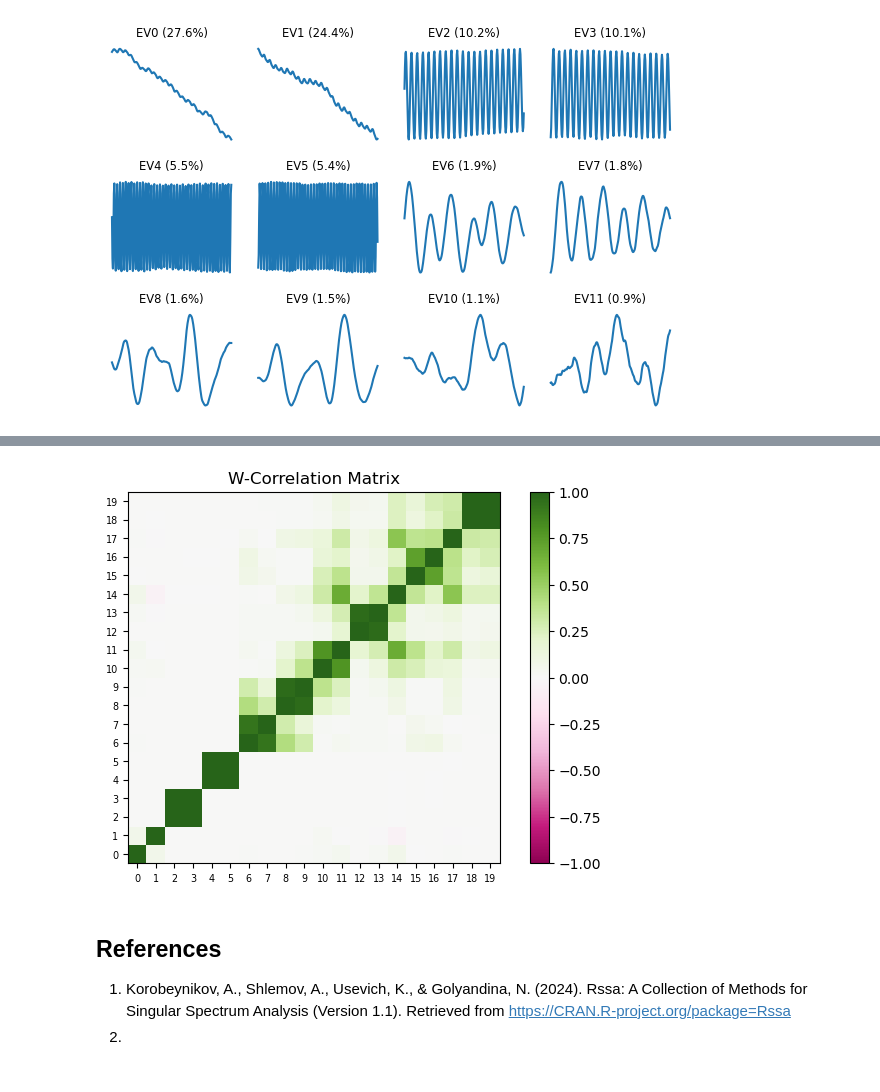
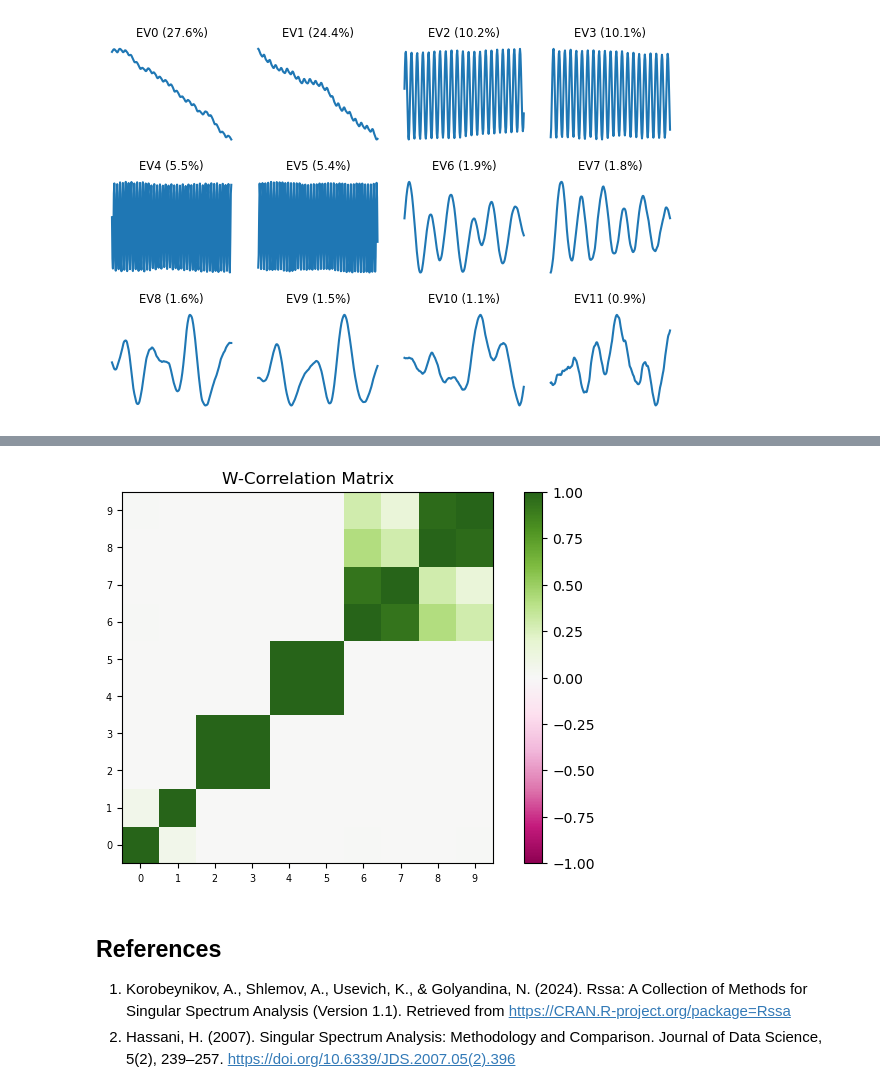
Before and after one commit to ADSCIAN/ssalib, a Jupyter notebook: notebooks/02_ssa_plotting_guide.ipynb, the cells around one changed output, grey strips where cells are left out. Cells and saved outputs as stored; diff of their text form; code cells hidden in the pictures.

```diff
--- a/notebooks/02_ssa_plotting_guide.ipynb
+++ b/notebooks/02_ssa_plotting_guide.ipynb
@@ -252,10 +295,11 @@ fig, axes = ssa.plot(kind='vectors')
 # %%
 ssa = SSA(sst).decompose()
-fig, axes = ssa.plot(kind='wcorr', n_components=20)
+fig, axes = ssa.plot(kind='wcorr')
 # %% [output]
-[figure, old version]
+[figure, new version]
 # %% [markdown]
 ## References
 
 1. <span id='ref-1'></span> Korobeynikov, A., Shlemov, A., Usevich, K., & Golyandina, N. (2024). Rssa: A Collection of Methods for Singular Spectrum Analysis (Version 1.1). Retrieved from https://CRAN.R-project.org/package=Rssa
-2.
+2. <span id='ref-2'></span> Hassani, H. (2007). Singular Spectrum Analysis: Methodology and Comparison. Journal of Data Science, 5(2), 239–257.
+   https://doi.org/10.6339/JDS.2007.05(2).396
```
Also changed, not shown: parts of 6 cells of this notebook.
